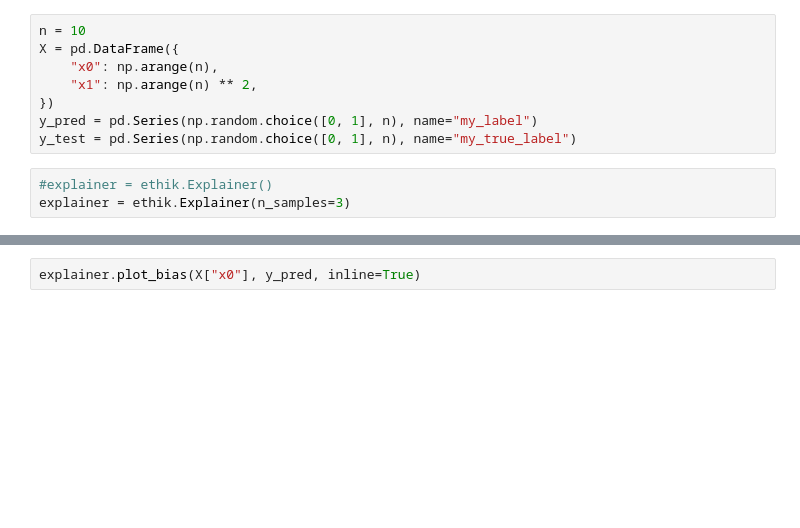
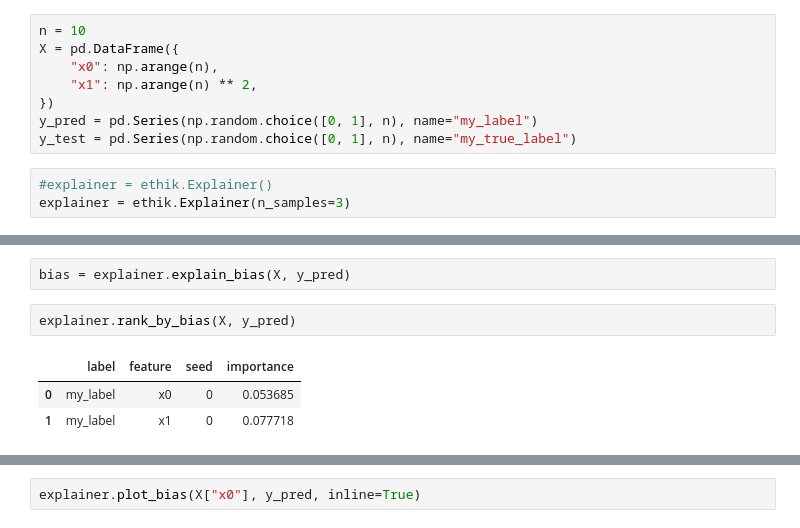
Before and after one commit to MaxHalford/ethik, a Jupyter notebook: notebooks/test.ipynb, the cells around one changed output, grey strips where cells are left out. Cells and saved outputs as stored; diff of their text form; blank space fills up the shorter version.

```diff
--- a/notebooks/test.ipynb
+++ b/notebooks/test.ipynb
@@ -16,0 +24,8 @@ explainer = ethik.Explainer(n_samples=3)
+# %%
+bias = explainer.explain_bias(X, y_pred)
+# %%
+explainer.rank_by_bias(X, y_pred)
+# %% [output]
+|  | label | feature | seed | importance |
+| 0 | my_label | x0 | 0 | 0.053685 |
+| 1 | my_label | x1 | 0 | 0.077718 |
```
Also changed, not shown: parts of 8 cells of this notebook, 1 other file.
